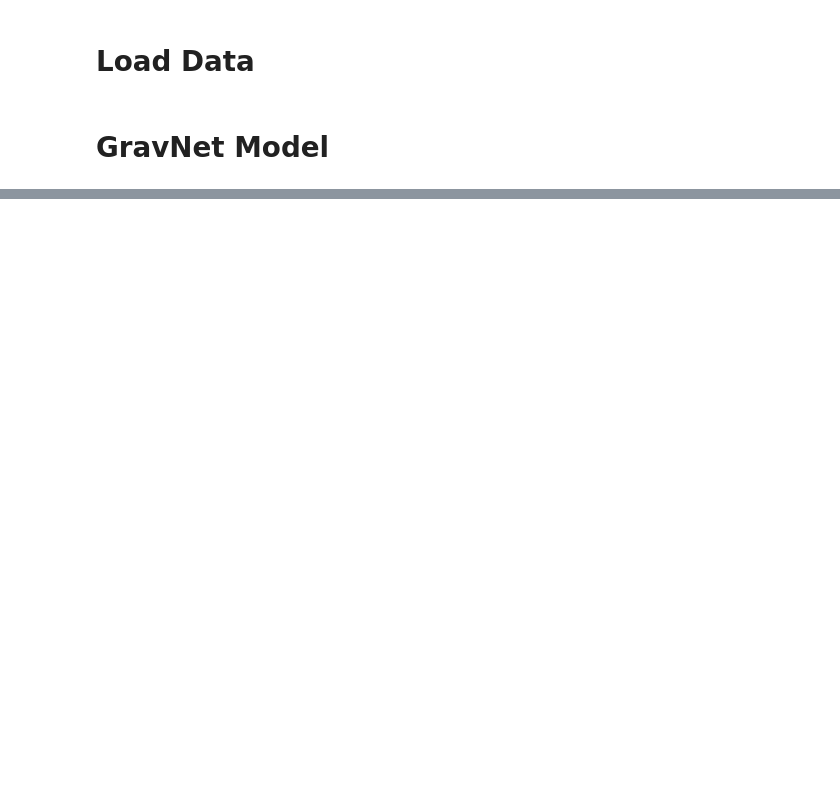
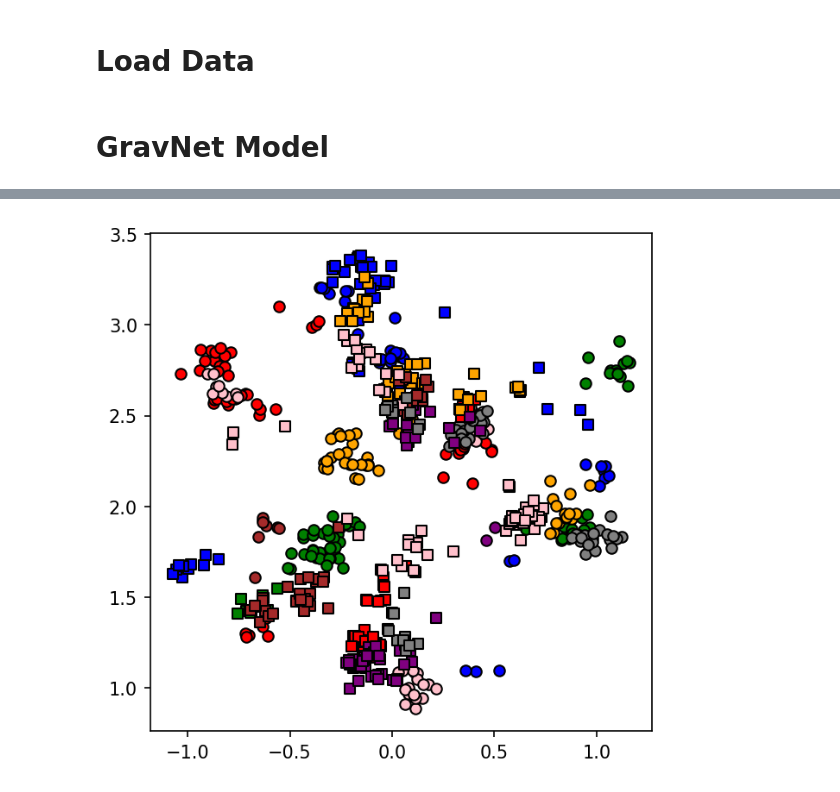
Before and after one commit to Gregtom3/neutneut, a Jupyter notebook: analysis/neutron_ml/test_v2_oc.ipynb, the cells around one changed output, grey strips where cells are left out. Saved outputs shown, nothing was run; the diff lists cells and outputs as text; code cells hidden in the pictures; blank space fills up the shorter version.

```diff
--- a/analysis/neutron_ml/test_v2_oc.ipynb
+++ b/analysis/neutron_ml/test_v2_oc.ipynb
@@ -227,0 +359,29 @@ df.rename(columns={'event': 'event_number',
+# %%
+df = working_eval.dataframe
+Nev = 16
+df = df[df.event<Nev]
+# %%
+import matplotlib.pyplot as plt
+# Define 8 marker colors and 8 marker styles
+marker_colors = ['red', 'blue', 'green', 'orange', 'purple', 'brown', 'pink', 'gray']
+marker_styles = ['o', 's', 'D', 'v', '^', '<', '>', 'p']
+
+# Create the figure and axis
+fig, axs = plt.subplots(1, 1, dpi=150, figsize=(5, 5))
+
+# Loop through events
+for i in range(Nev):
+    subdf = df[df.event == i]
+    subdf = subdf[subdf.unique_otid != -1]
+
+    # Select color and marker style based on the event index
+    color = marker_colors[i % len(marker_colors)]
+    marker = marker_styles[i // len(marker_styles)]
+
+    # Scatter plot with unique marker style and color
+    axs.scatter(subdf.xc, subdf.yc, ec="k", color=color, marker=marker)
+
+# Show the plot
+plt.show()
+# %% [output]
+[figure, added]
```
Also changed, not shown: parts of 32 cells of this notebook.
